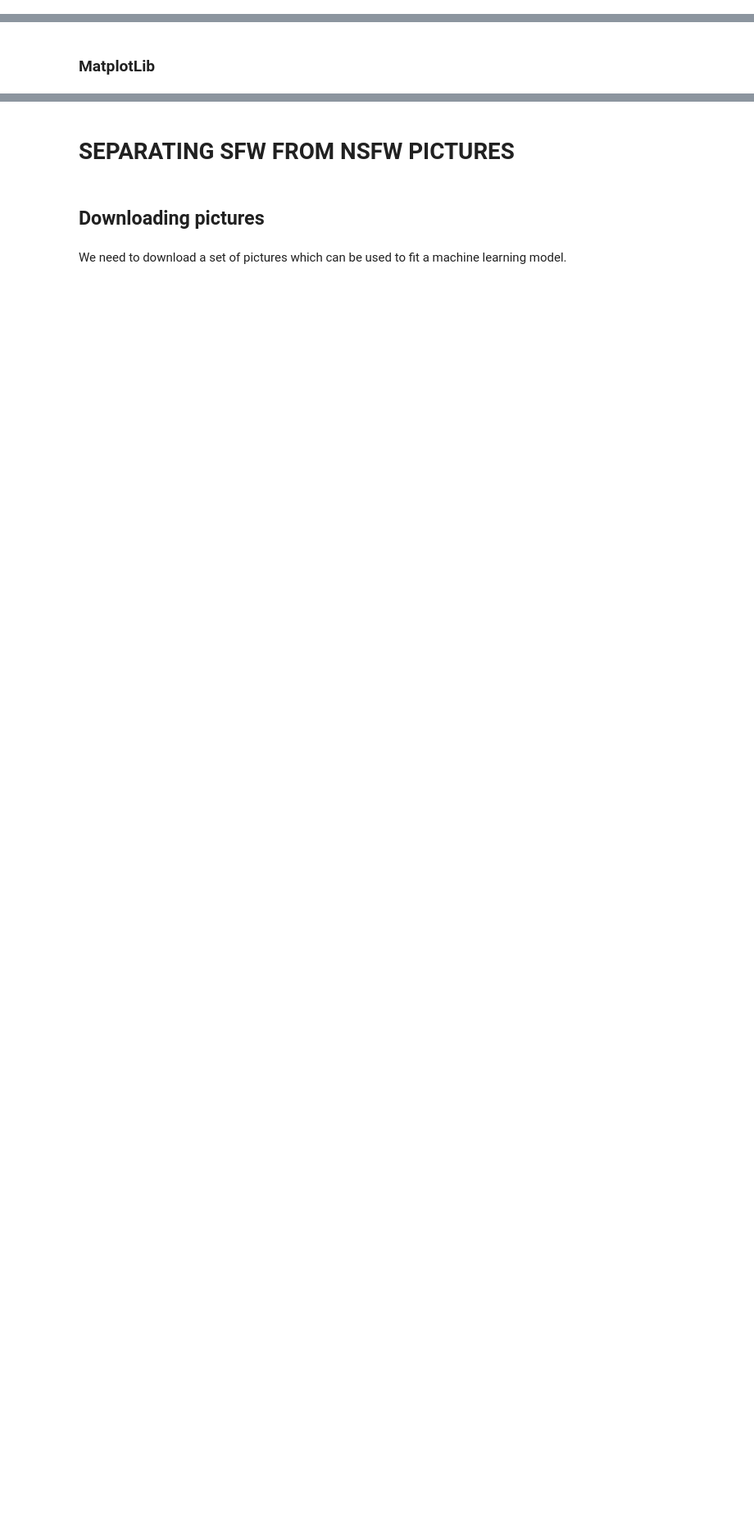
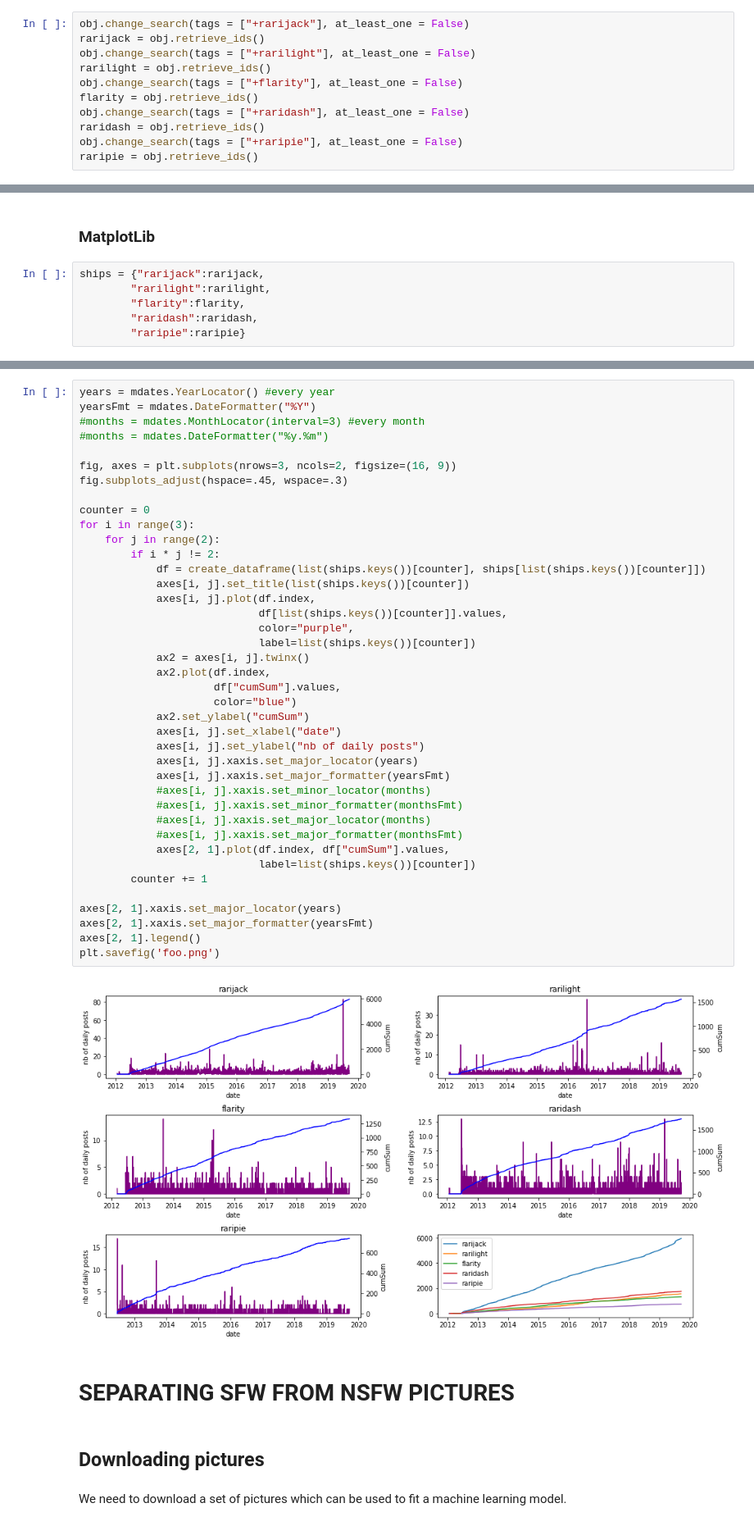
Before and after one commit to LMquentinLR/MLpy, a Jupyter notebook: MLpy.ipynb, the cells around one changed output, grey strips where cells are left out. Shown at 82% size. Drawn from its saved outputs; the diff is of its cells as text; blank space fills up the shorter version.

```diff
--- a/MLpy.ipynb
+++ b/MLpy.ipynb
@@ -126,3 +143,14 @@ obj.request_imgs(search_tags, id_list)
 #### What do we want to plot?
 
 > number of "safe" pictures posted across time that fit the tag "rarijack".
+# %%
+obj.change_search(tags = ["+rarijack"], at_least_one = False)
+rarijack = obj.retrieve_ids()
+obj.change_search(tags = ["+rarilight"], at_least_one = False)
+rarilight = obj.retrieve_ids()
+obj.change_search(tags = ["+flarity"], at_least_one = False)
+flarity = obj.retrieve_ids()
+obj.change_search(tags = ["+raridash"], at_least_one = False)
+raridash = obj.retrieve_ids()
+obj.change_search(tags = ["+raripie"], at_least_one = False)
+raripie = obj.retrieve_ids()
@@ -129,2 +168,8 @@ obj.request_imgs(search_tags, id_list)
 # %% [markdown]
 ### MatplotLib
+# %%
+ships = {"rarijack":rarijack,
+        "rarilight":rarilight,
+        "flarity":flarity,
+        "raridash":raridash,
+        "raripie":raripie}
@@ -131,3 +199,45 @@ obj.request_imgs(search_tags, id_list)
+# %%
+years = mdates.YearLocator() #every year
+yearsFmt = mdates.DateFormatter("%Y")
+#months = mdates.MonthLocator(interval=3) #every month
+#months = mdates.DateFormatter("%y.%m")
+
+fig, axes = plt.subplots(nrows=3, ncols=2, figsize=(16, 9))
+fig.subplots_adjust(hspace=.45, wspace=.3)
+
+counter = 0
+for i in range(3):
+    for j in range(2):
+        if i * j != 2:
+            df = create_dataframe(list(ships.keys())[counter], ships[list(ships.keys())[counter]])
+            axes[i, j].set_title(list(ships.keys())[counter])
+            axes[i, j].plot(df.index,
+                            df[list(ships.keys())[counter]].values,
+                            color="purple",
+                            label=list(ships.keys())[counter])
+            ax2 = axes[i, j].twinx()
+            ax2.plot(df.index,
+                     df["cumSum"].values,
+                     color="blue")
+            ax2.set_ylabel("cumSum")
+            axes[i, j].set_xlabel("date")
+            axes[i, j].set_ylabel("nb of daily posts")
+            axes[i, j].xaxis.set_major_locator(years)
+            axes[i, j].xaxis.set_major_formatter(yearsFmt)
+            #axes[i, j].xaxis.set_minor_locator(months)
+            #axes[i, j].xaxis.set_minor_formatter(monthsFmt)
+            #axes[i, j].xaxis.set_major_locator(months)
+            #axes[i, j].xaxis.set_major_formatter(monthsFmt)
+            axes[2, 1].plot(df.index, df["cumSum"].values,
+                            label=list(ships.keys())[counter])
+        counter += 1
+
+axes[2, 1].xaxis.set_major_locator(years)
+axes[2, 1].xaxis.set_major_formatter(yearsFmt)
+axes[2, 1].legend()
+plt.savefig('foo.png')
+# %% [output]
+[figure, added]
 # %% [markdown]
 # SEPARATING SFW FROM NSFW PICTURES
 # %% [markdown]
```
Also changed, not shown: parts of 21 cells of this notebook.
